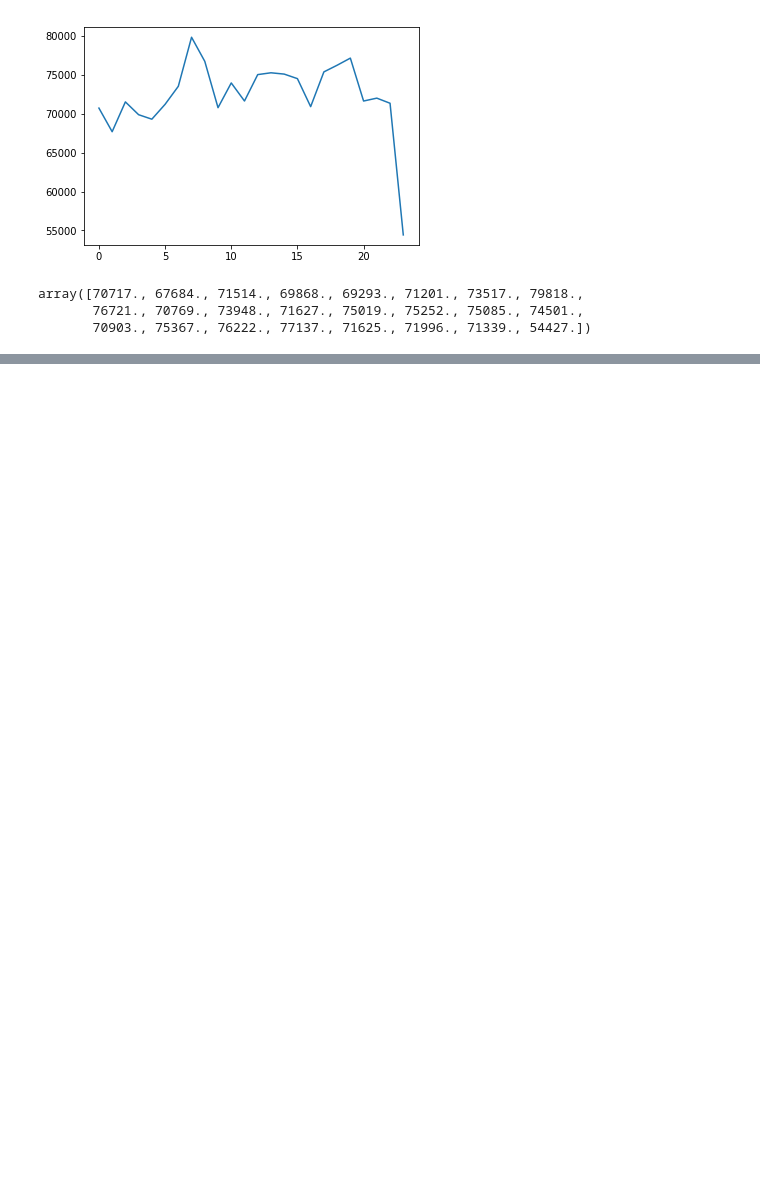
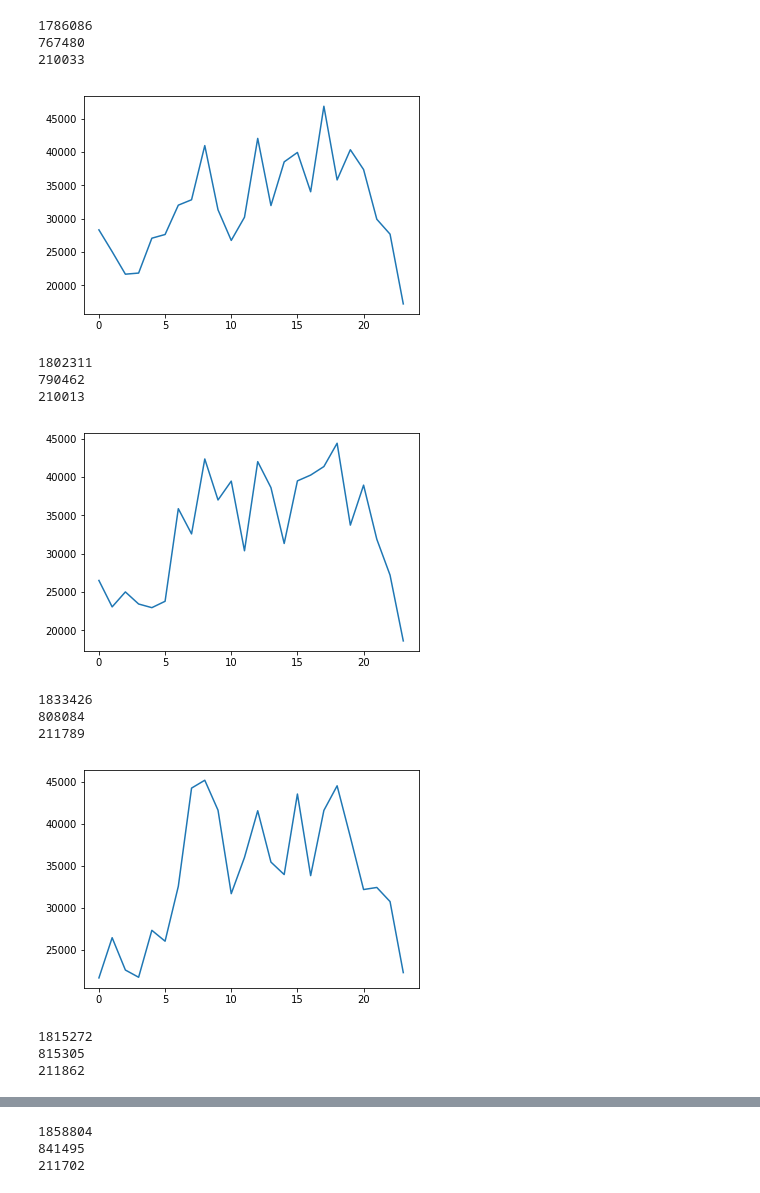
Before and after one commit to JingwangLi/Mobike, a Jupyter notebook: explore.ipynb, the cells around one changed output, grey strips where cells are left out. Cells and saved outputs as stored; diff of their text form; code cells hidden in the pictures; blank space fills up the shorter version.

```diff
--- a/explore.ipynb
+++ b/explore.ipynb
@@ -13,25 +13,57 @@ path = 'D:\\data\\Mobike\\trips\\'
 #     ID += list(d.ID)
 # print(len(list(set(ID)))) 286163
 data = pd.read_csv(path + '20180901_trips.csv')
-data['clock'] = data['st'].apply(lambda x: int(x.split()[1].split(':')[0]))
-data['minute'] = data['st'].apply(lambda x: int(x.split()[1].split(':')[1]))
+# data['clock'] = data['st'].apply(lambda x: int(x.split()[1].split(':')[0]))
+# data['minute'] = data['st'].apply(lambda x: int(x.split()[1].split(':')[1]))
+data
 # print(data.ID.size) 1735550
 # print(data.ID.unique().size) 277986
-# %%
-import matplotlib as mpl
-import matplotlib.pyplot as plt
-
-# hourTrips = np.zeros(24)
-# for i in range(0, 24):
-#     hourTrips[i] = data[data.clock == i].shape[0]
-
-
-x = range(len(hourTrips))
-plt.plot(hourTrips)
-plt.show()
-hourTrips
-# %% [output]
-[figure, removed]
-array([70717., 67684., 71514., 69868., 69293., 71201., 73517., 79818.,
-       76721., 70769., 73948., 71627., 75019., 75252., 75085., 74501.,
-       70903., 75367., 76222., 77137., 71625., 71996., 71339., 54427.])
+# %%
+import os
+import numpy as np
+import pandas as pd
+import matplotlib as mpl
+import matplotlib.pyplot as plt
+from geopy.distance import geodesic
+
+path = 'D:\\data\\Mobike\\trips_20\\'
+f = os.listdir(path)
+for j in f:
+    data = pd.read_csv(path + j)
+    # data.info()
+#     data['iclock'] = data['st'].apply(lambda x: int(x.split()[1].split(':')[0]))
+#     data['iminute'] = data['st'].apply(lambda x: int(x.split()[1].split(':')[1]))
+#     data['oclock'] = data['et'].apply(lambda x: int(x.split()[1].split(':')[0]))
+#     data['ominute'] = data['et'].apply(lambda x: int(x.split()[1].split(':')[1]))
+#     data.to_csv(path + j, index=False)
+    # print(data[data.distance > 20]['ID'].unique().size)
+    # print(data[data.distance > 50]['ID'].unique().size)
+    # print(data[data.distance > 1000]['ID'].unique().size)
+    print(data.shape[0])
+    print(data[data.distance > 20]['ID'].size)
+    print(data[data.distance > 20]['ID'].unique().size)
+
+    sdata = data[data.distance > 20]
+    hourTrips = np.zeros(24)
+    for i in range(0, 24):
+        hourTrips[i] = sdata[sdata.iclock == i].shape[0]
+
+    x = range(len(hourTrips))
+    plt.plot(hourTrips)
+    plt.show()
+# %% [output]
+1786086
+767480
+210033
+[figure, added]
+1802311
+790462
+210013
+[figure, added]
+1833426
+808084
+211789
+[figure, added]
+1815272
+815305
+211862
@@ -37,0 +71,3 @@ array([70717., 67684., 71514., 69868., 69293., 71201., 73517., 79818.,
+1858804
+841495
+211702
```
Also changed, not shown: parts of 2 cells of this notebook, 3 other files.
